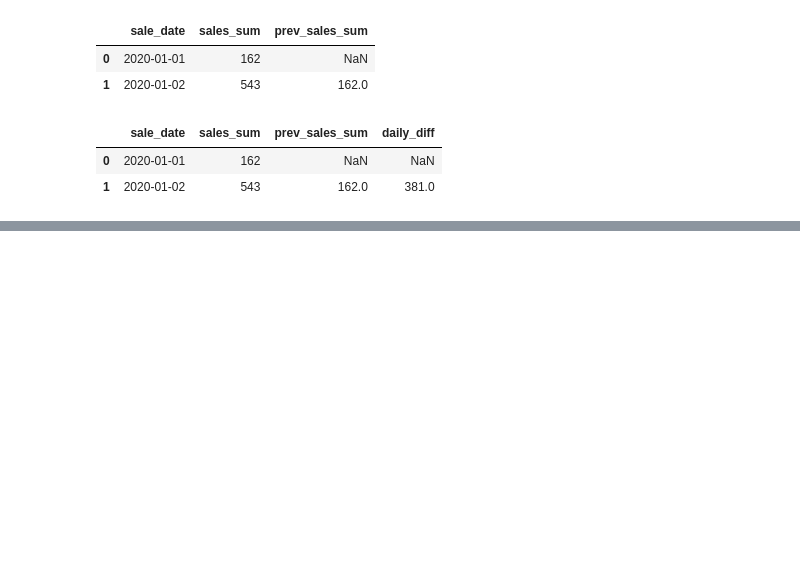
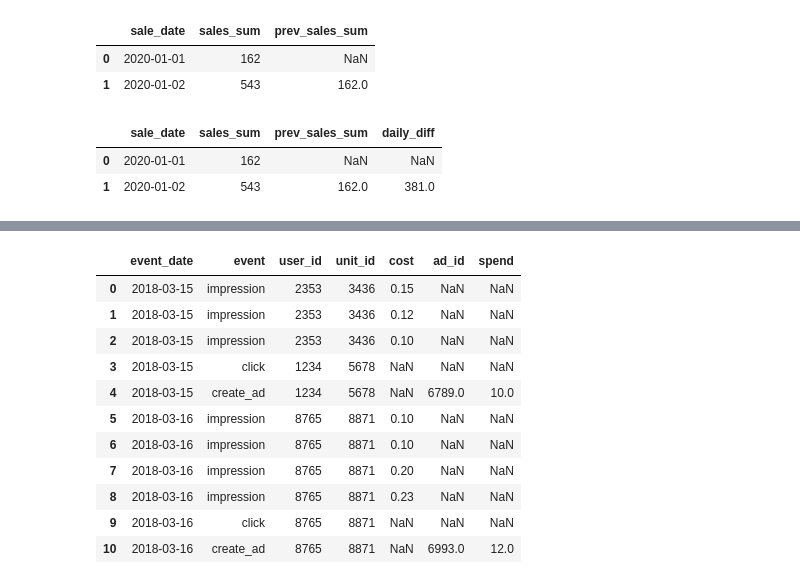
Before and after one commit to nastyh/Pandas-Tricks, a Jupyter notebook: 10_14_Pandas_Tricks.ipynb, the cells around one changed output, grey strips where cells are left out. Cells and saved outputs as stored; diff of their text form; code cells hidden in the pictures; blank space fills up the shorter version.

```diff
--- a/10_14_Pandas_Tricks.ipynb
+++ b/10_14_Pandas_Tricks.ipynb
@@ -422,0 +411,15 @@ selling_df
+# %%
+add4add = [
+    ['2018-03-15','impression',2353, 3436,0.15,np.nan,np.nan],
+    ['2018-03-15','impression',2353, 3436,0.12,np.nan,np.nan],
+    ['2018-03-15','impression',2353, 3436, 0.10,np.nan,np.nan],
+    ['2018-03-15','click',1234,5678, np.nan, np.nan,np.nan],
+    ['2018-03-15','create_ad', 1234, 5678 , np.nan, 6789,10],
+    ['2018-03-16','impression',8765,8871,0.10,np.nan,np.nan],
+    ['2018-03-16','impression',8765,8871,0.10,np.nan,np.nan],
+    ['2018-03-16','impression',8765, 8871,0.2,np.nan,np.nan],
+    ['2018-03-16','impression',8765,8871,0.23,np.nan,np.nan],
+    ['2018-03-16','click',8765,8871, np.nan, np.nan,np.nan],
+    ['2018-03-16','create_ad','8765',8871, np.nan, 6993,12] ]
+
+add4add_df = pd.DataFrame(add4add, columns = ['event_date','event','user_id','unit_id','cost','ad_id','spend'])
@@ -422,0 +437,17 @@ selling_df
+# %%
+add4add_df['event_date'] = add4add_df['event_date'].astype('datetime64')
+cat_types = {'event':'category','user_id':'category', 'unit_id':'category'}
+add4add_df.astype(dtype=cat_types)
+# %% [output]
+|  | event_date | event | user_id | unit_id | cost | ad_id | spend |
+| 0 | 2018-03-15 | impression | 2353 | 3436 | 0.15 | NaN | NaN |
+| 1 | 2018-03-15 | impression | 2353 | 3436 | 0.12 | NaN | NaN |
+| 2 | 2018-03-15 | impression | 2353 | 3436 | 0.10 | NaN | NaN |
+| 3 | 2018-03-15 | click | 1234 | 5678 | NaN | NaN | NaN |
+| 4 | 2018-03-15 | create_ad | 1234 | 5678 | NaN | 6789.0 | 10.0 |
+| 5 | 2018-03-16 | impression | 8765 | 8871 | 0.10 | NaN | NaN |
+| 6 | 2018-03-16 | impression | 8765 | 8871 | 0.10 | NaN | NaN |
+| 7 | 2018-03-16 | impression | 8765 | 8871 | 0.20 | NaN | NaN |
+| 8 | 2018-03-16 | impression | 8765 | 8871 | 0.23 | NaN | NaN |
+| 9 | 2018-03-16 | click | 8765 | 8871 | NaN | NaN | NaN |
+| 10 | 2018-03-16 | create_ad | 8765 | 8871 | NaN | 6993.0 | 12.0 |
```
Also changed, not shown: parts of 5 cells of this notebook.
